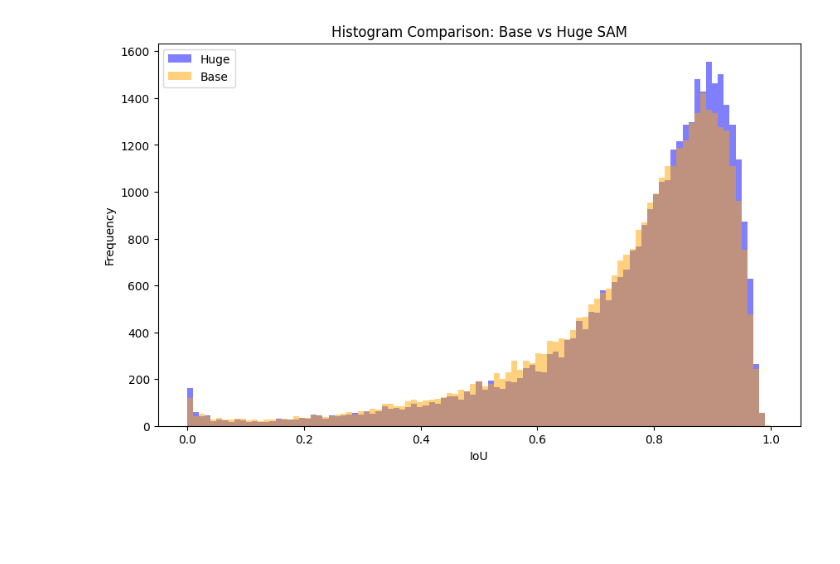
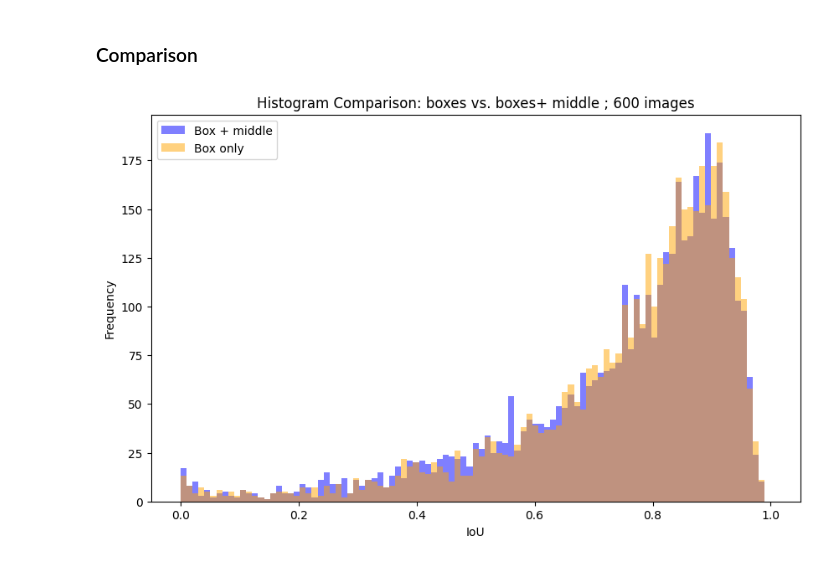
Before and after one commit to jsvobo/DetSeg, a Jupyter notebook: IoU_recall_visuals.ipynb, the cells around one changed output. Cells and saved outputs as stored; diff of their text form; code cells hidden in the pictures; blank space fills up the shorter version.

```diff
--- a/IoU_recall_visuals.ipynb
+++ b/IoU_recall_visuals.ipynb
@@ -26,0 +12,3 @@ Number of zeroes:  15
+# %%
+path = "./out/pipeline_results/gt_boxes_middle_sam1_b_coco_val_60_08_26"
+results, config, array_boxes, array_masks = utils.load_results(path)
@@ -61,33 +60,35 @@ plt.show()
-# %%
-filename_base = "out/coco_base_thresholds_36235.npy"
-filename_large = "out/coco_large_thresholds_36257.npy"
-
-with open(filename_base, "rb") as f:
-    base = np.load(f)
-with open(filename_large, "rb") as f:
-    large = np.load(f)
-
-base[np.isnan(base)] = 0.0
-large[np.isnan(large)] = 0.0
+# %% [markdown]
+### Comparison
+# %%
+path1 = "./out/pipeline_results/gt_boxes_middle_sam1_b_coco_val_600_08_26"
+_, _, array_boxes1, array_masks1 = utils.load_results(path1)
+# %%
+path2 = "./out/pipeline_results/gt_boxes_sam1_b_coco_val_600_08_26"
+_, config2, array_boxes2, array_masks2 = utils.load_results(path2)
 # %%
+# put 2 arrays of IoUs here, here is an example with masks and boxes, not important
+first = array_masks1
+second = array_masks2
+
 plt.figure(figsize=(10, 6))
 
 # Plot the "large" histogram
 bins = np.linspace(0, 1, 100)
-plt.hist(large, bins=bins, alpha=0.5, label='Huge', color='blue')
+plt.hist(first, bins=bins, alpha=0.5, label="Box + middle", color="blue")
 
 # Plot the "base" histogram
-plt.hist(base, bins=bins, alpha=0.5, label='Base', color='orange')
+plt.hist(second, bins=bins, alpha=0.5, label='Box only', color='orange')
 
 # Add labels and title
 plt.xlabel('IoU')
 plt.ylabel('Frequency')
-plt.title('Histogram Comparison: Base vs Huge SAM')
+size = config2["max_batch"] * config2["batchsize"]
+plt.title(f"Histogram Comparison: boxes vs. boxes+ middle ; {size} images")
 
 # Add legend
 plt.legend()
 
 # Show the plot
 plt.show()
 # %% [output]
-[figure, old version]
+[figure, new version]
```
Also changed, not shown: parts of 6 cells of this notebook, 8 other files.
